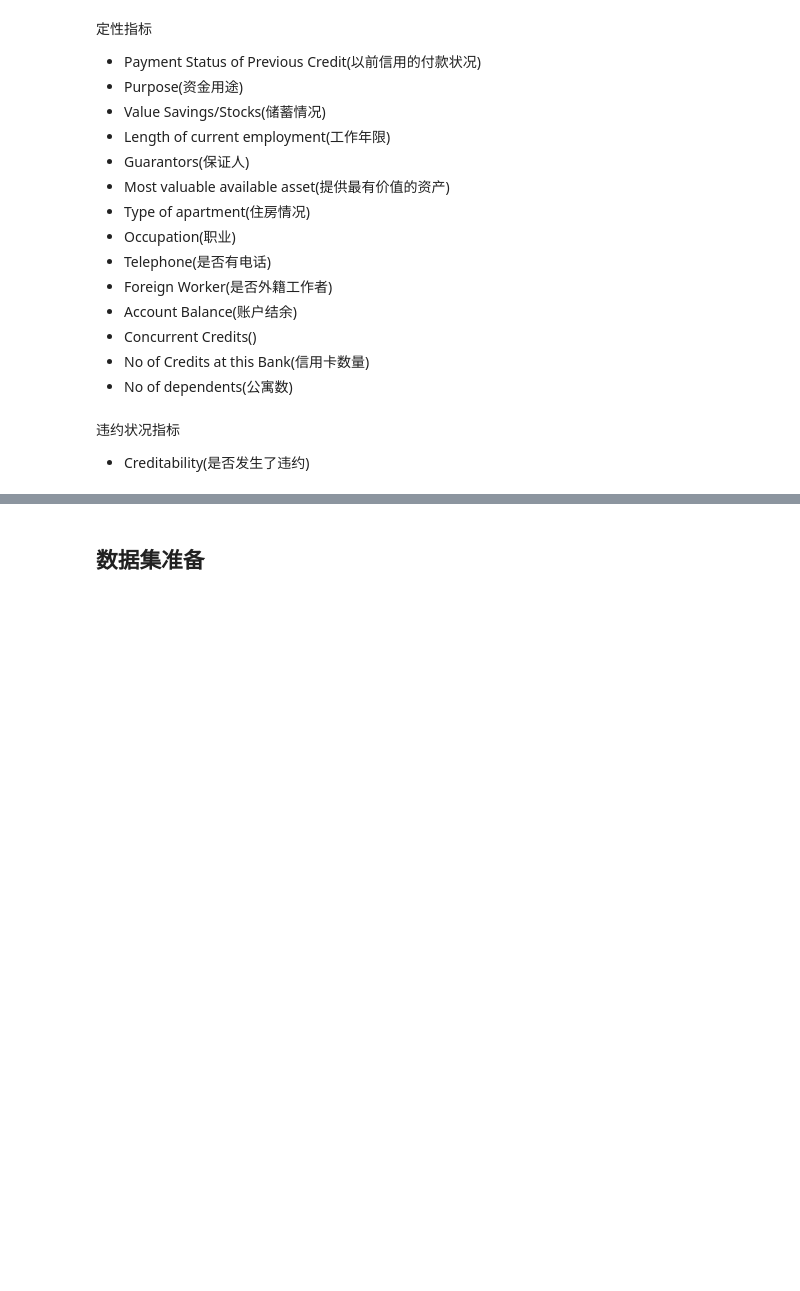
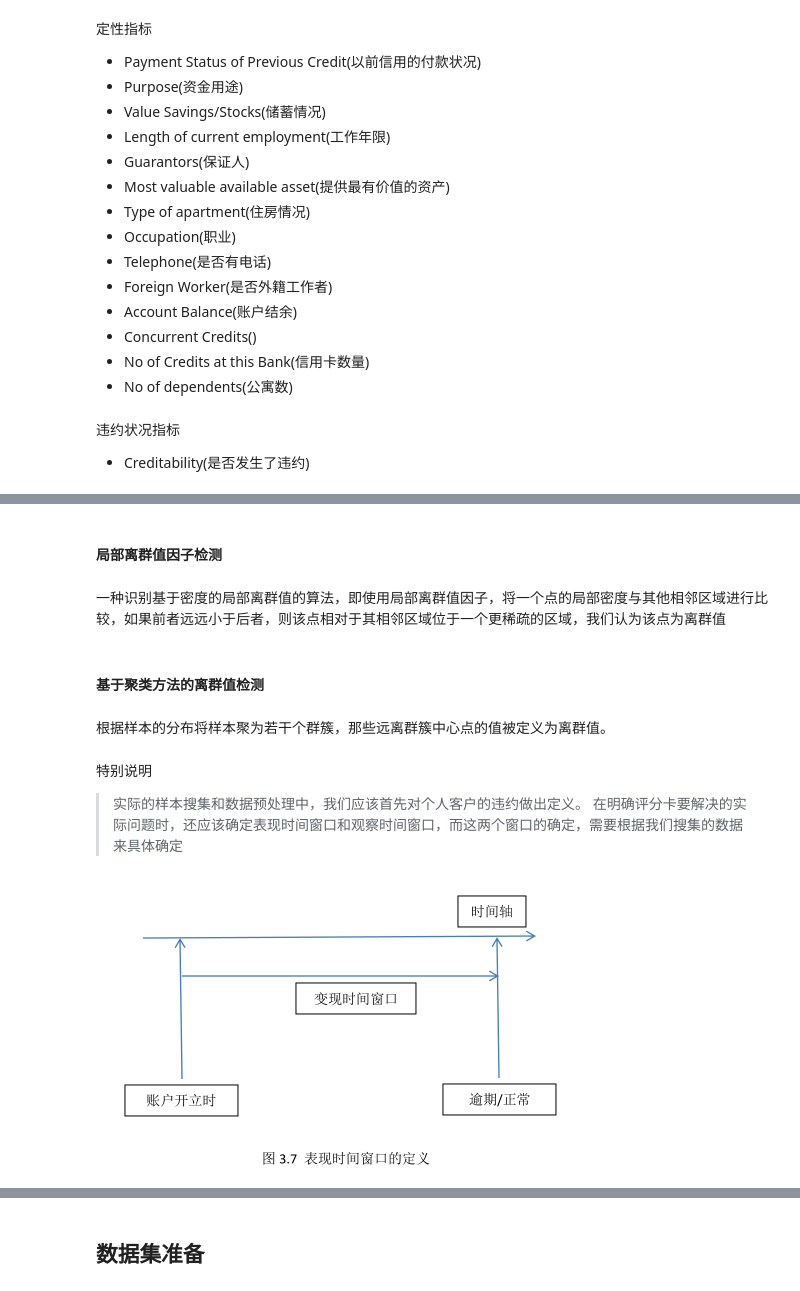
Before and after one commit to futheads/Python-study, a Jupyter notebook: MLexamples/GermanCredit/GermanCredit.ipynb, the cells around one changed output, grey strips where cells are left out. Drawn from its saved outputs; the diff is of its cells as text; code cells hidden in the pictures; blank space fills up the shorter version.

```diff
--- a/MLexamples/GermanCredit/GermanCredit.ipynb
+++ b/MLexamples/GermanCredit/GermanCredit.ipynb
@@ -99,0 +112,16 @@ GermanCredit数据集的定量和定性指标
+# %% [markdown]
+#### 局部离群值因子检测
+# %% [markdown]
+一种识别基于密度的局部离群值的算法，即使用局部离群值因子，将一个点的局部密度与其他相邻区域进行比较，如果前者远远小于后者，则该点相对于其相邻区域位于一个更稀疏的区域，我们认为该点为离群值
+# %% [markdown]
+#### 基于聚类方法的离群值检测
+# %% [markdown]
+根据样本的分布将样本聚为若干个群簇，那些远离群簇中心点的值被定义为离群值。
+# %% [markdown]
+特别说明
+> 实际的样本搜集和数据预处理中，我们应该首先对个人客户的违约做出定义。
+> 在明确评分卡要解决的实际问题时，还应该确定表现时间窗口和观察时间窗口，而这两个窗口的确定，需要根据我们搜集的数据来具体确定
+# %%
+Image(filename="images/window_define.png")
+# %% [output]
+[figure, added]
```
Also changed, not shown: parts of 14 cells of this notebook, 3 other files.
